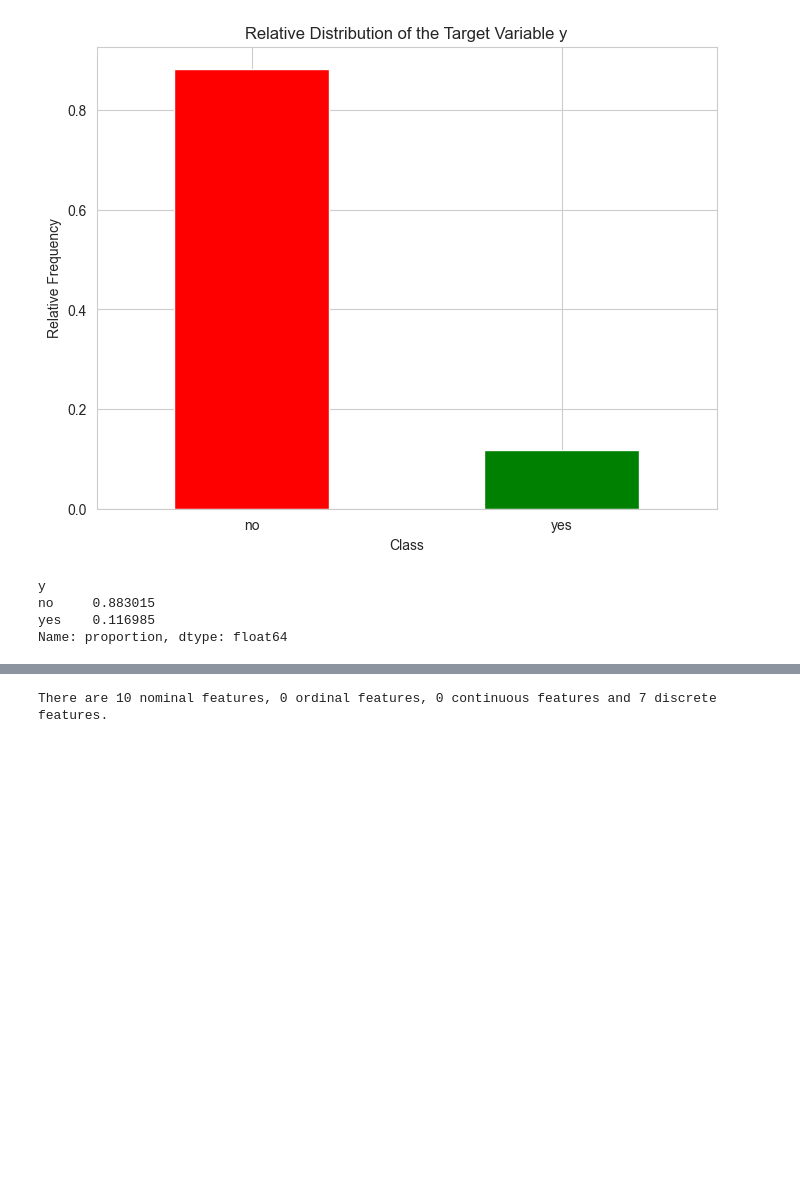
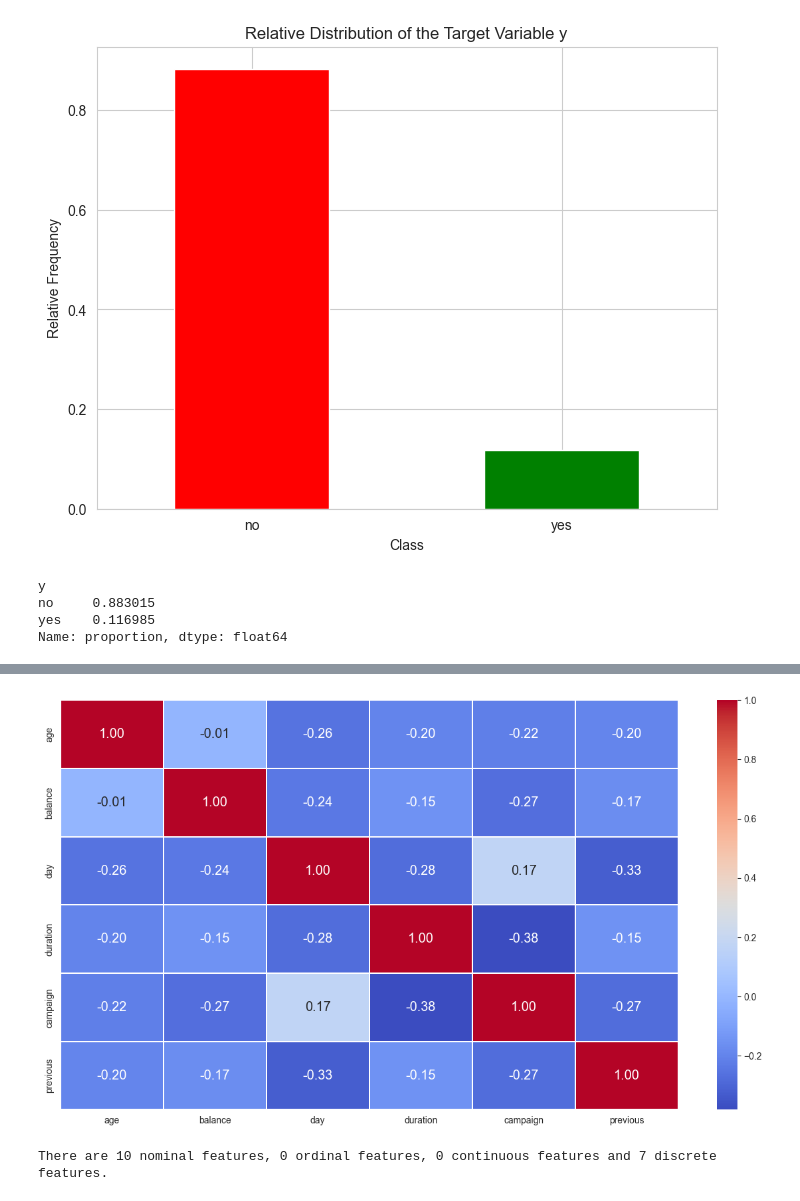
Before and after one commit to Steeve3/ML-model, a Jupyter notebook: notebooks/bank_notebook.ipynb, the cells around one changed output, grey strips where cells are left out. Cells and saved outputs as stored; diff of their text form; code cells hidden in the pictures; blank space fills up the shorter version.

```diff
--- a/notebooks/bank_notebook.ipynb
+++ b/notebooks/bank_notebook.ipynb
@@ -205,3 +226,19 @@ plt.show()
+# %%
+corr = data_full.select_dtypes(include=['int64', 'float64']).corr()
+
+# Let's see the correlation between the numerical variables
+# I will use the heatmap function from the seaborn library
+# Select only numeric columns
+
+# Now you can calculate the correlation
+plt.figure(figsize=(15,8))
+
+sns.heatmap(corr.corr(), annot=True, cmap='coolwarm', fmt='.2f', linewidths=0.2,
+    annot_kws={"size": 35 / np.sqrt(len(corr.corr()))})
+
+plt.show();
+# %% [output]
+[figure, added]
 # %%
 # Investigate the distribution of nominal features
 
```
Also changed, not shown: parts of 7 cells of this notebook.
